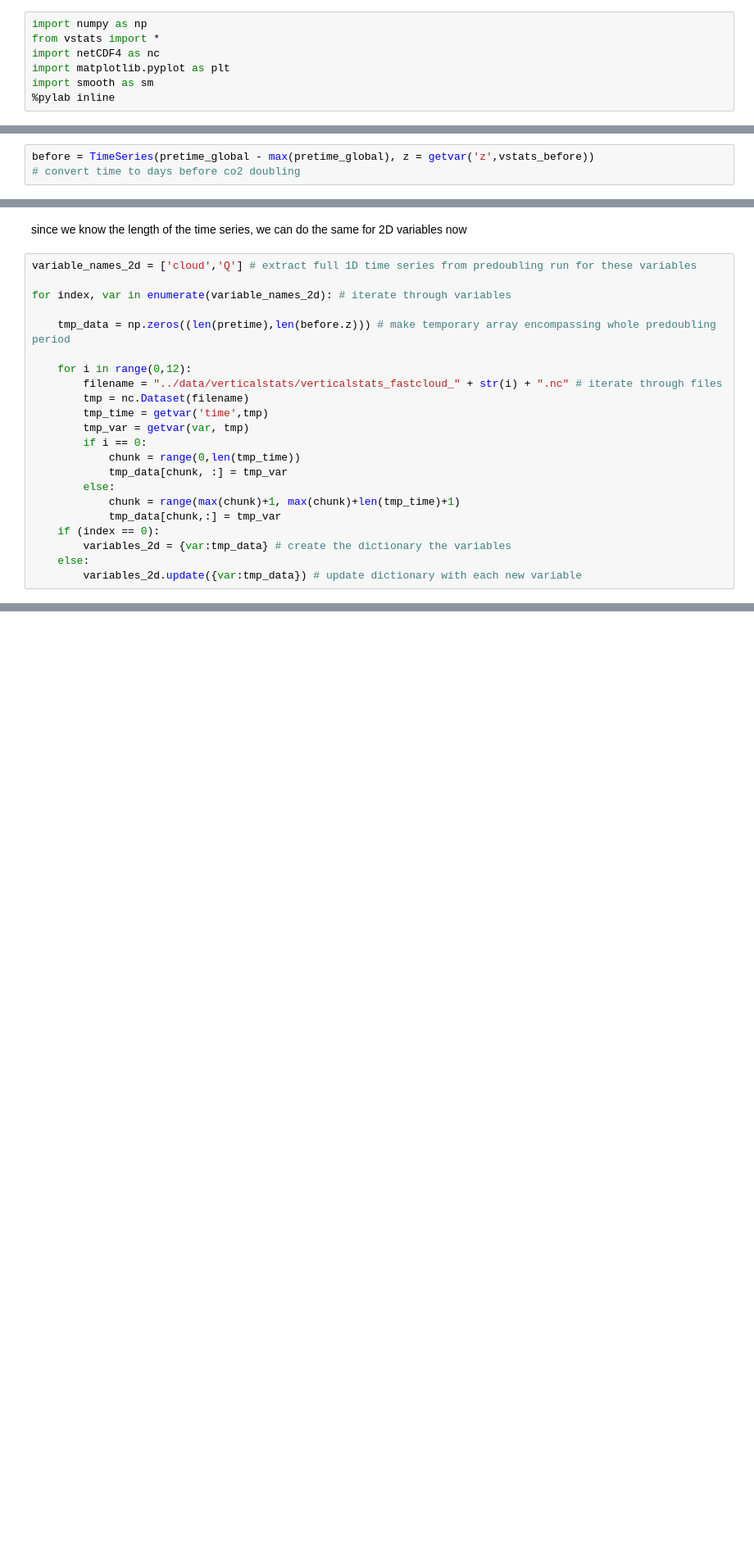
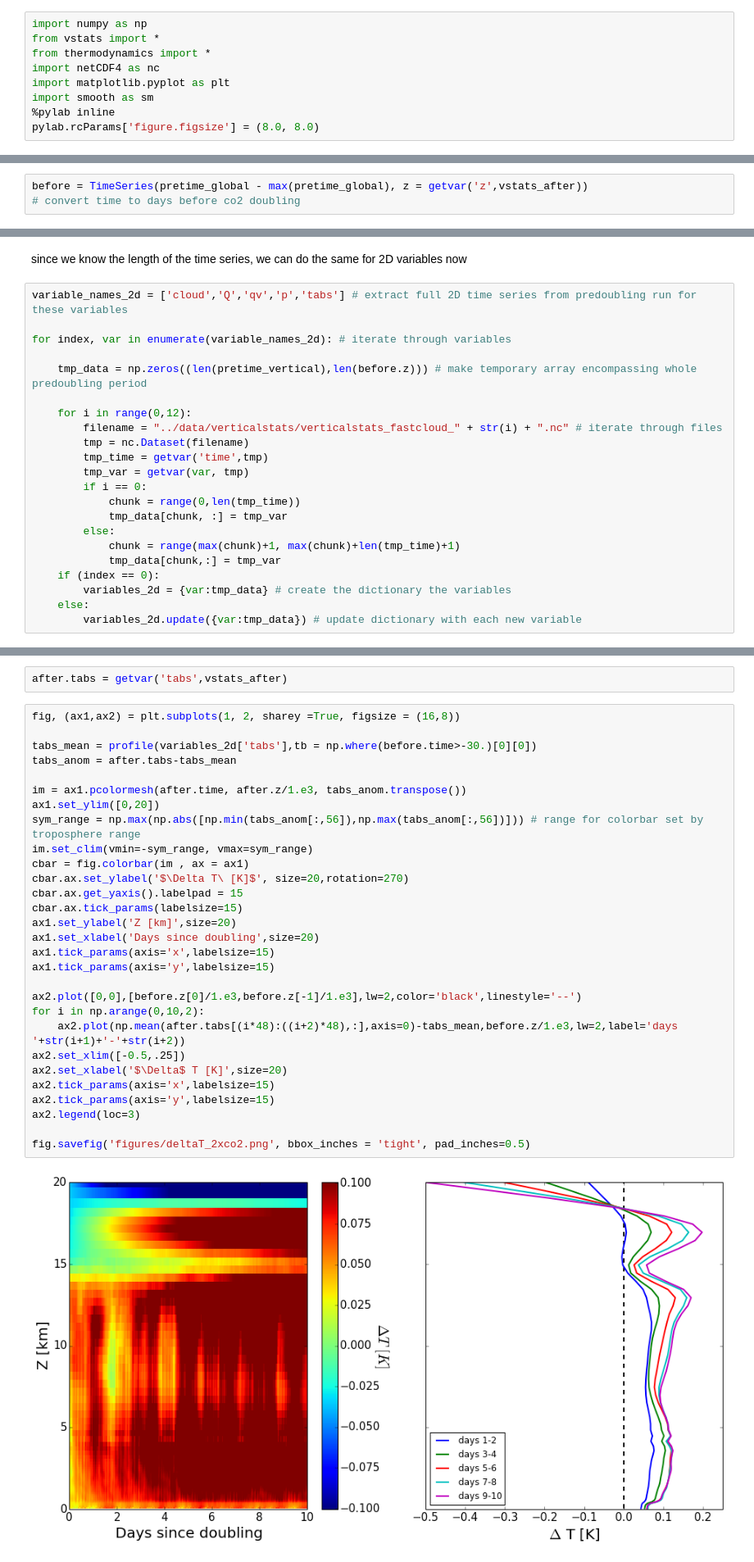
Before and after one commit to jedman/2xco2, a Jupyter notebook: exploration2xCO2.ipynb, the cells around one changed output, grey strips where cells are left out. Shown at 82% size. Saved outputs shown, nothing was run; the diff lists cells and outputs as text; blank space fills up the shorter version.

```diff
--- a/exploration2xCO2.ipynb
+++ b/exploration2xCO2.ipynb
@@ -1,9 +1,11 @@
 # %%
 import numpy as np
 from vstats import *
+from thermodynamics import *
 import netCDF4 as nc
 import matplotlib.pyplot as plt
 import smooth as sm
 %pylab inline
+pylab.rcParams['figure.figsize'] = (8.0, 8.0)
 # %% [output]
 Populating the interactive namespace from numpy and matplotlib
@@ -34,7 +34,7 @@ for i in range(0,12):
     time_tmp = getvar('time',tmp) + 10.*i
     pretime_vertical = np.append(pretime_vertical,time_tmp)
 # %%
-before = TimeSeries(pretime_global - max(pretime_global), z = getvar('z',vstats_before))
+before = TimeSeries(pretime_global - max(pretime_global), z = getvar('z',vstats_after))
 # convert time to days before co2 doubling
 # %%
 after = TimeSeries(getvar('time',gstats_after), z= getvar('z',vstats_after))
@@ -56,11 +56,11 @@ for index, var in enumerate(variable_names_1d): # iterate through variables
 # %% [markdown]
 since we know the length of the time series, we can do the same for 2D variables now
 # %%
-variable_names_2d = ['cloud','Q'] # extract full 1D time series from predoubling run for these variables
+variable_names_2d = ['cloud','Q','qv','p','tabs'] # extract full 2D time series from predoubling run for these variables
 
 for index, var in enumerate(variable_names_2d): # iterate through variables
 
-    tmp_data = np.zeros((len(pretime),len(before.z))) # make temporary array encompassing whole predoubling period
+    tmp_data = np.zeros((len(pretime_vertical),len(before.z))) # make temporary array encompassing whole predoubling period
 
     for i in range(0,12):
         filename = "../data/verticalstats/verticalstats_fastcloud_" + str(i) + ".nc" # iterate through files
@@ -79,0 +82,33 @@ for index, var in enumerate(variable_names_2d): # iterate through variables
+# %%
+after.tabs = getvar('tabs',vstats_after)
+# %%
+fig, (ax1,ax2) = plt.subplots(1, 2, sharey =True, figsize = (16,8))
+
+tabs_mean = profile(variables_2d['tabs'],tb = np.where(before.time>-30.)[0][0])
+tabs_anom = after.tabs-tabs_mean
+
+im = ax1.pcolormesh(after.time, after.z/1.e3, tabs_anom.transpose())
+ax1.set_ylim([0,20])
+sym_range = np.max(np.abs([np.min(tabs_anom[:,56]),np.max(tabs_anom[:,56])])) # range for colorbar set by troposphere range
+im.set_clim(vmin=-sym_range, vmax=sym_range)
+cbar = fig.colorbar(im , ax = ax1)
+cbar.ax.set_ylabel('$\Delta T\ [K]$', size=20,rotation=270)
+cbar.ax.get_yaxis().labelpad = 15
+cbar.ax.tick_params(labelsize=15)
+ax1.set_ylabel('Z [km]',size=20)
+ax1.set_xlabel('Days since doubling',size=20)
+ax1.tick_params(axis='x',labelsize=15)
+ax1.tick_params(axis='y',labelsize=15)
+
+ax2.plot([0,0],[before.z[0]/1.e3,before.z[-1]/1.e3],lw=2,color='black',linestyle='--')
+for i in np.arange(0,10,2):
+    ax2.plot(np.mean(after.tabs[(i*48):((i+2)*48),:],axis=0)-tabs_mean,before.z/1.e3,lw=2,label='days '+str(i+1)+'-'+str(i+2))
+ax2.set_xlim([-0.5,.25])
+ax2.set_xlabel('$\Delta$ T [K]',size=20)
+ax2.tick_params(axis='x',labelsize=15)
+ax2.tick_params(axis='y',labelsize=15)
+ax2.legend(loc=3)
+
+fig.savefig('figures/deltaT_2xco2.png', bbox_inches = 'tight', pad_inches=0.5)
+# %% [output]
+[figure, added]
```
Also changed, not shown: parts of 10 cells of this notebook, 1 other file.
